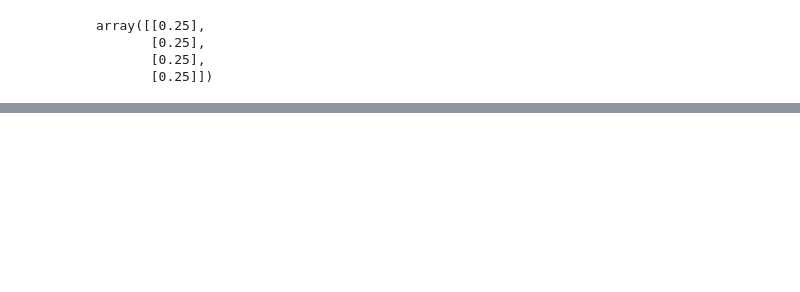
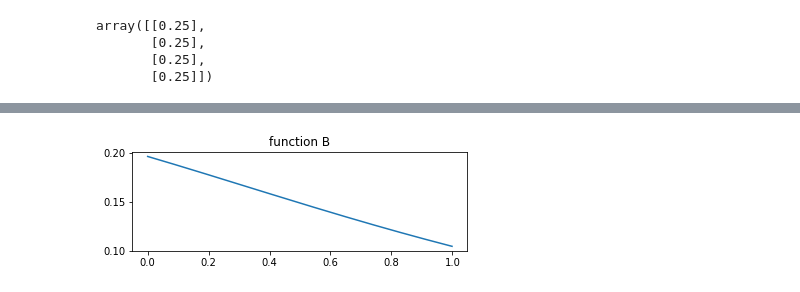
Before and after one commit to DieterJoubert/cse_190_NA4AI, a Jupyter notebook: assignment_2.ipynb, the cells around one changed output, grey strips where cells are left out. Drawn from its saved outputs; the diff is of its cells as text; code cells hidden in the pictures; blank space fills up the shorter version.

```diff
--- a/assignment_2.ipynb
+++ b/assignment_2.ipynb
@@ -309,4 +223,6 @@ ysA = [ (equaA(x+h) - equaA(x) )/h  for x in xs ]
 def equaB(x):
     return  1/(1 + np.exp(-(x)-1))
 
-ysB = [ (equaB(x+h) - equaB(x) )/h  for x in xs ]
+ys_B = [ (equaB(x+h) - equaB(x) )/h  for x in xs ]
+
+ys_B
@@ -323,6 +255,8 @@ pyp.show()
 # %%
 pyp.subplot(2,1,1)
-pyp.plot(xs, ysB)
-pyp.title("B")
+pyp.plot(xs, ys_B)
+pyp.title("function B")
 
 pyp.show()
+# %% [output]
+[figure, added]
```
Also changed, not shown: parts of 52 cells of this notebook.
